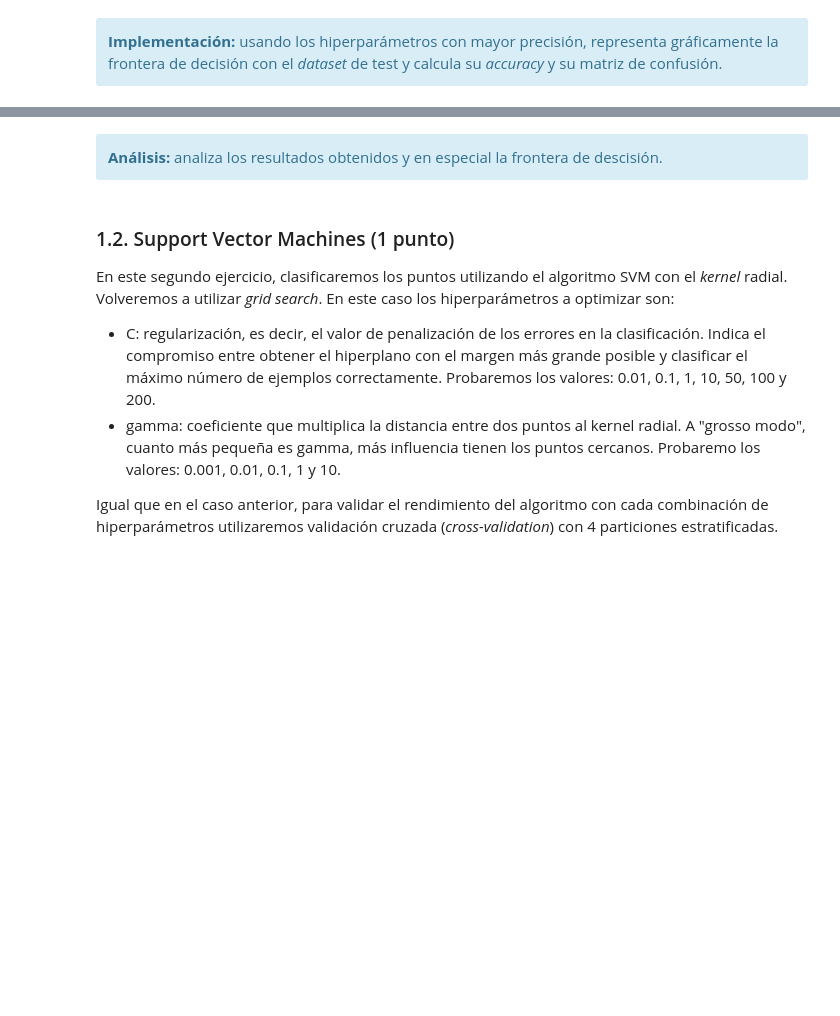
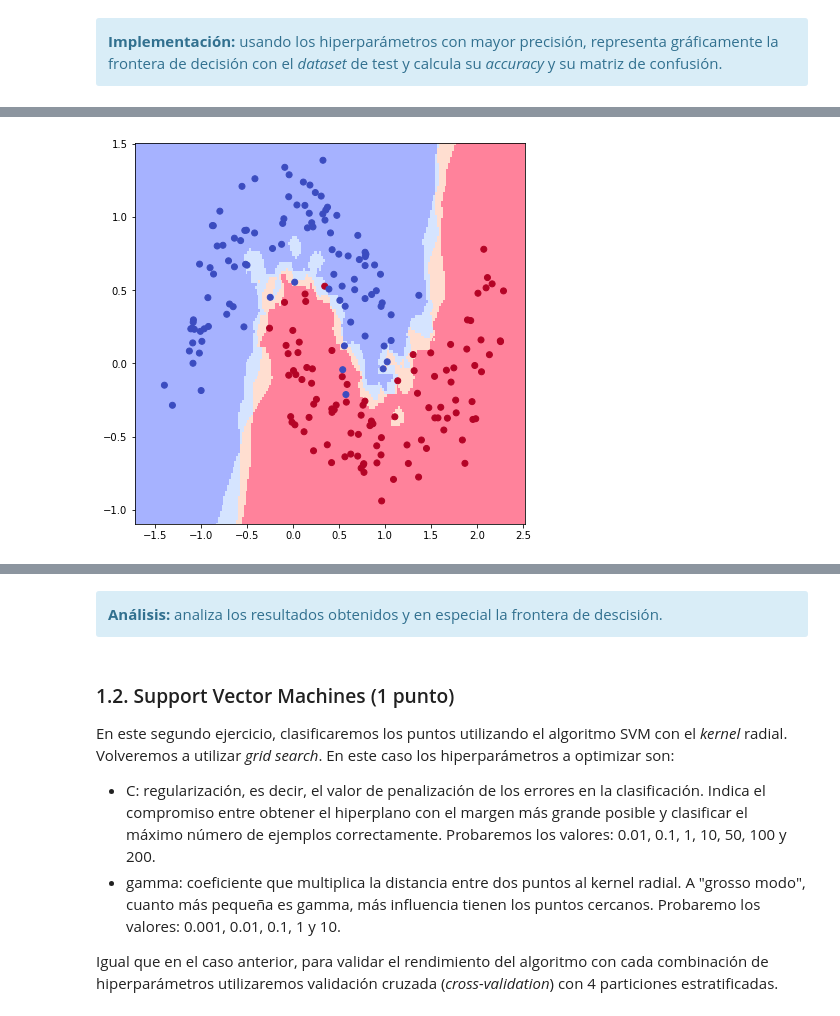
Before and after one commit to fmorales93/PEC3, a Jupyter notebook: 20211_M2.855_PEC3_Enunciado.ipynb, the cells around one changed output, grey strips where cells are left out. Drawn from its saved outputs; the diff is of its cells as text; code cells hidden in the pictures; blank space fills up the shorter version.

```diff
--- a/20211_M2.855_PEC3_Enunciado.ipynb
+++ b/20211_M2.855_PEC3_Enunciado.ipynb
@@ -91,8 +93,8 @@ Una vez hecho esto, ya podemos crear el gráfico de las fronteras de decisión y
 Así, veremos las áreas que el modelo considera que son de una clase y las que considera que son de otra. De esta forma, comprobaremos si el modelo clasifica los puntos correctamente dentro del área que les corresponde. También detectaremos las áreas de incertidumbre, casos en los que el modelo no se decanta ni por una clase ni por la otra (o si sí que se decanta por una pero no lo tiene 100% claro), éstas áreas serán blanquecinas.
 # %%
 # Hacemos la meshgrid con los valores máximos y mínimos de 'x' e 'y'.
-x_min, x_max = df_pd['x'].min()-0.1, df_pd['x'].max()+0.1
-y_min, y_max = df_pd['y'].min()-0.1, df_pd['y'].max()+0.1
+x_min, x_max = min(df_x)-0.1, max(df_x)+0.1
+y_min, y_max = min(df_y)-0.1, max(df_y)+0.1
 
 def plot_decision_boundaries(x, y, labels, model,
                              x_min=x_min,
@@ -147,0 +176,4 @@ Para decidir cuáles son los hiperparámetros óptimos utilizaremos la técnica
+# %%
+plot_decision_boundaries(X_test[:,0],X_test[:,1],y_test,knn)
+# %% [output]
+[figure, added]
```
Also changed, not shown: parts of 7 cells of this notebook.
